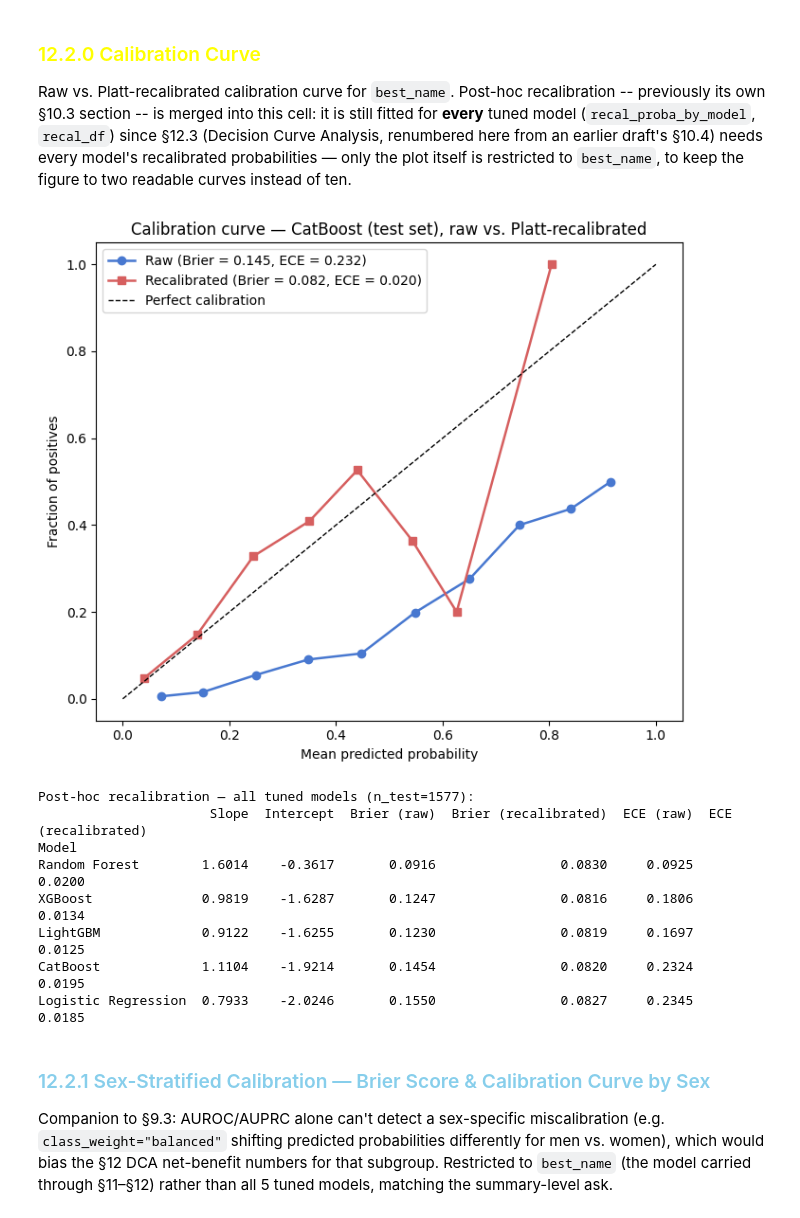
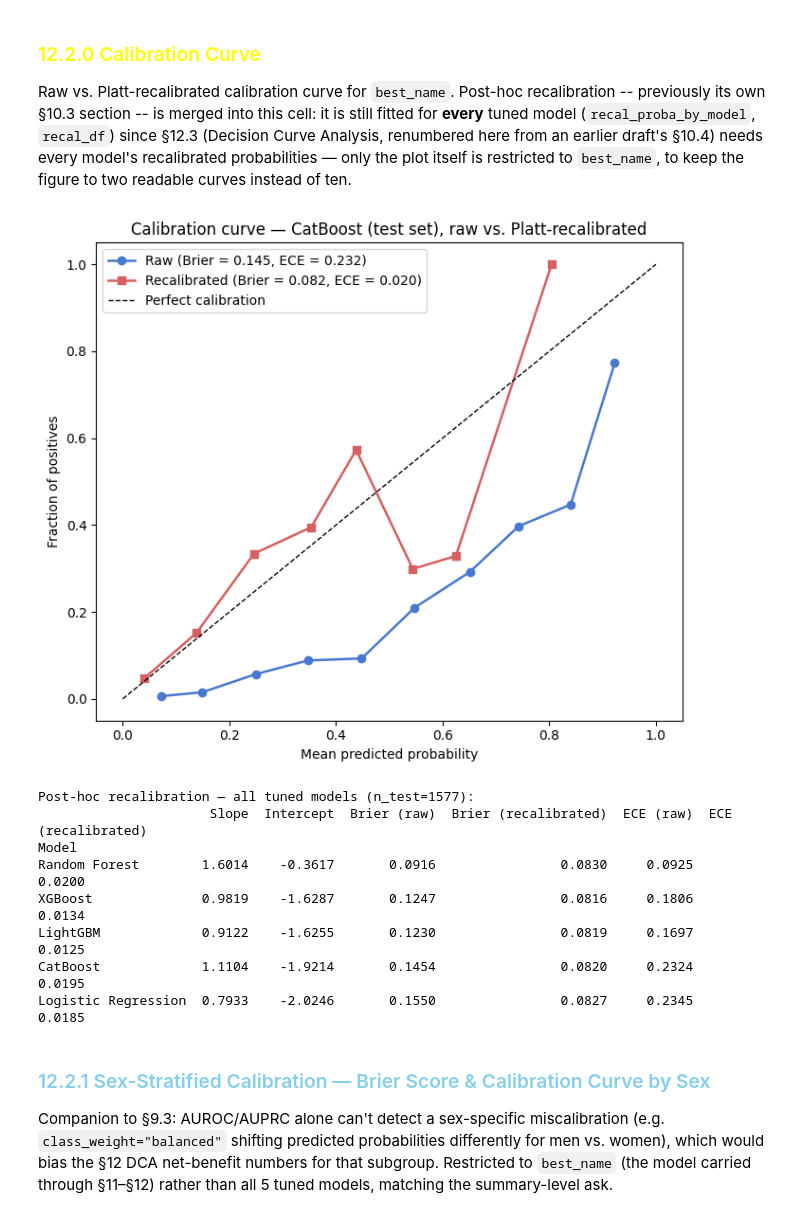
Before and after one commit to kimyonghan766/knhanes-tooth-loss-classifier, a Jupyter notebook: Main/CB_50-64.ipynb, the cells around one changed output. Cells and saved outputs as stored; diff of their text form; code cells hidden in the pictures.

Commit message:
changed weights etc.

```diff
--- a/Main/CB_50-64.ipynb
+++ b/Main/CB_50-64.ipynb
@@ -3097,9 +2986,25 @@ Raw vs. Platt-recalibrated calibration curve for `best_name`. Post-hoc recalibra
 # for. Recalibration is fit on out-of-fold TRAIN probabilities (oof_proba_by_model, §7)
 # only; the test set is untouched until the comparison below. The recalibrator's own
 # coefficients (slope, intercept) double as the calibration diagnostics.
-from sklearn.calibration import calibration_curve
 from sklearn.metrics import brier_score_loss
 from sklearn.linear_model import LogisticRegression
+
+def _weighted_calibration_curve(y_true, y_prob, weight, n_bins=10):
+    """Weighted-bin-proportion calibration curve. sklearn's calibration_curve accepts no
+    sample_weight, so the plotted curve and the (already weighted) Brier/ECE score next to
+    it described two different populations -- this puts both on the same weighted footing."""
+    edges = np.linspace(0.0, 1.0, n_bins + 1)
+    bin_idx = np.clip(np.digitize(y_prob, edges[1:-1]), 0, n_bins - 1)
+    prob_true, prob_pred = [], []
+    for b in range(n_bins):
+        m = bin_idx == b
+        if not m.any():
+            continue
+        wb = weight[m]
+        prob_true.append(np.average(y_true[m], weights=wb))
+        prob_pred.append(np.average(y_prob[m], weights=wb))
+    return np.array(prob_true), np.array(prob_pred)
+
 
 def _logit(p, eps=1e-6):
     p = np.clip(p, eps, 1 - eps)
@@ -3156,39 +3061,38 @@ for name, model in fitted_models.items():
         "ECE (recalibrated)": _ece(y_test, proba_recal, sample_weight=w_test_arr),
     })
 
 recal_df = pd.DataFrame(recal_rows).set_index("Model")
 
 # ── Plot: pinned model (CatBoost) only, raw vs. Platt-recalibrated ──────────────────────────────
-# calibration_curve accepts no sample_weight, so the plotted CURVES are unweighted
-# (sample-level) while the Brier / ECE scores in the legend are survey-weighted -- the two
-# are not on the same footing.
+# Curve and Brier/ECE score are now on the same weighted footing (see
+# _weighted_calibration_curve above).
 proba_best_raw = best_model.predict_proba(X_test)[:, 1]
 proba_best_recal = recal_proba_by_model[best_name]
 brier_raw = brier_score_loss(y_test, proba_best_raw, sample_weight=w_test_arr)
 brier_recal = brier_score_loss(y_test, proba_best_recal, sample_weight=w_test_arr)
 ece_raw = _ece(y_test, proba_best_raw, sample_weight=w_test_arr)
 ece_recal = _ece(y_test, proba_best_recal, sample_weight=w_test_arr)
 
-prob_true_raw, prob_pred_raw = calibration_curve(y_test, proba_best_raw, n_bins=10, strategy='uniform')
-prob_true_recal, prob_pred_recal = calibration_curve(y_test, proba_best_recal, n_bins=10, strategy='uniform')
+prob_true_raw, prob_pred_raw = _weighted_calibration_curve(y_test.to_numpy(), proba_best_raw, w_test_arr, n_bins=10)
+prob_true_recal, prob_pred_recal = _weighted_calibration_curve(y_test.to_numpy(), proba_best_recal, w_test_arr, n_bins=10)
 
 fig, ax = plt.subplots(figsize=(7, 6))
 ax.plot(prob_pred_raw, prob_true_raw, marker='o', linewidth=1.8, color='#4878d0',
         label=f'Raw (Brier = {brier_raw:.3f}, ECE = {ece_raw:.3f})')
 ax.plot(prob_pred_recal, prob_true_recal, marker='s', linewidth=1.8, color='#d65f5f',
         label=f'Recalibrated (Brier = {brier_recal:.3f}, ECE = {ece_recal:.3f})')
 ax.plot([0, 1], [0, 1], 'k--', linewidth=1, label='Perfect calibration')
 ax.set_xlabel('Mean predicted probability')
 ax.set_ylabel('Fraction of positives')
 ax.set_title(f'Calibration curve — {best_name} (test set), raw vs. Platt-recalibrated')
 ax.legend(loc='upper left')
 plt.tight_layout()
 plt.show()
 
 print(f"\nPost-hoc recalibration — all tuned models (n_test={len(y_test)}):")
 print(recal_df.round(4).to_string())
 # %% [output]
-[figure, old version]
+[figure, new version]
 Post-hoc recalibration — all tuned models (n_test=1577):
                       Slope  Intercept  Brier (raw)  Brier (recalibrated)  ECE (raw)  ECE (recalibrated)
 Model
```
Also changed, not shown: parts of 19 cells of this notebook, 13 other files.
